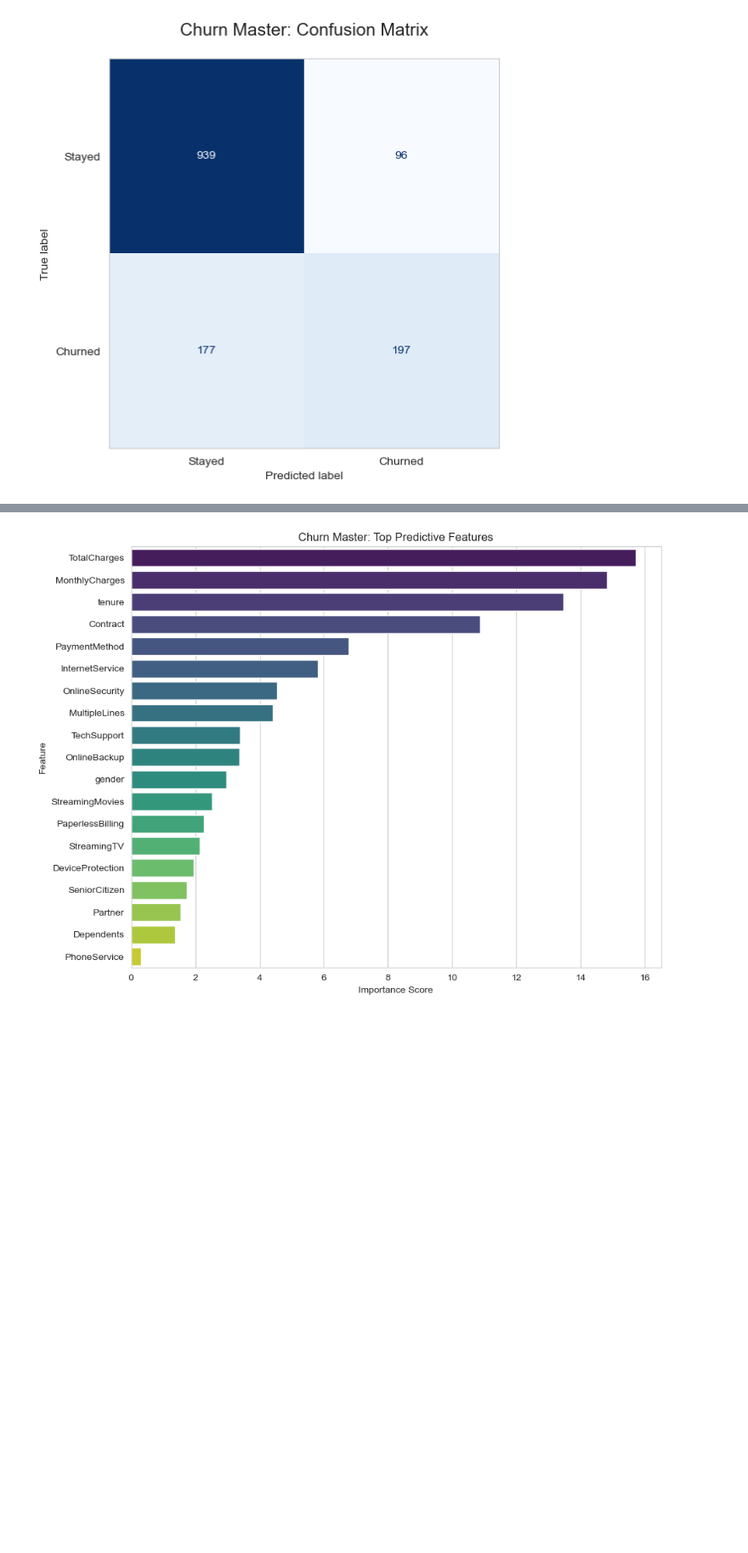
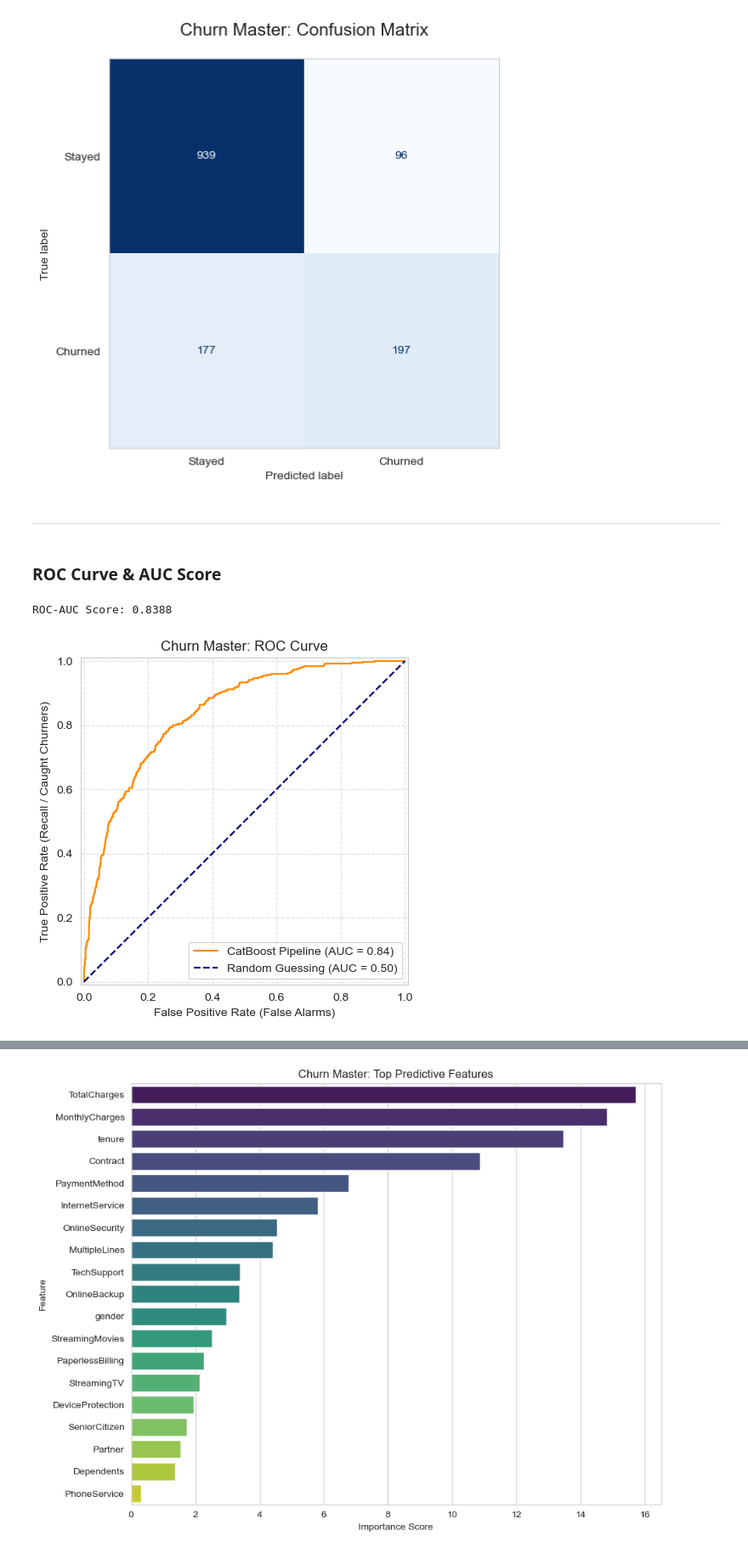
Before and after one commit to KhanNosheen/Telco-Churn-EDA-ML-Pipeline, a Jupyter notebook: telco_customer_churn.ipynb, the cells around one changed output, grey strips where cells are left out. Shown at 85% size. Saved outputs shown, nothing was run; the diff lists cells and outputs as text; code cells hidden in the pictures; blank space fills up the shorter version.

```diff
--- a/telco_customer_churn.ipynb
+++ b/telco_customer_churn.ipynb
@@ -353,3 +380,29 @@ Overall Accuracy: 80.62%
    macro avg       0.76      0.72      0.73      1409
 weighted avg       0.80      0.81      0.80      1409
 [figure]
+# %% [markdown]
+---
+# %% [markdown]
+### ROC Curve & AUC Score
+# %%
+from sklearn.metrics import RocCurveDisplay, roc_auc_score
+
+# 1. Calculate the exact Area Under the Curve (AUC) score
+auc_score = roc_auc_score(y_test, y_probs)
+print(f"ROC-AUC Score: {auc_score:.4f}")
+
+# 2. Plot the complete ROC Curve
+plt.figure(figsize=(7, 5))
+RocCurveDisplay.from_predictions(y_test, y_probs, name="CatBoost Pipeline", ax=plt.gca(), color="darkorange")
+
+# 3. Add the baseline (random guessing) line and labels
+plt.plot([0, 1], [0, 1], color="navy", linestyle="--", label="Random Guessing (AUC = 0.50)")
+plt.title("Churn Master: ROC Curve")
+plt.xlabel("False Positive Rate (False Alarms)")
+plt.ylabel("True Positive Rate (Recall / Caught Churners)")
+plt.legend(loc="lower right")
+plt.grid(True, linestyle="--", alpha=0.6)
+plt.show()
+# %% [output]
+ROC-AUC Score: 0.8388
+[figure, added]
```
Also changed, not shown: parts of 19 cells of this notebook.
